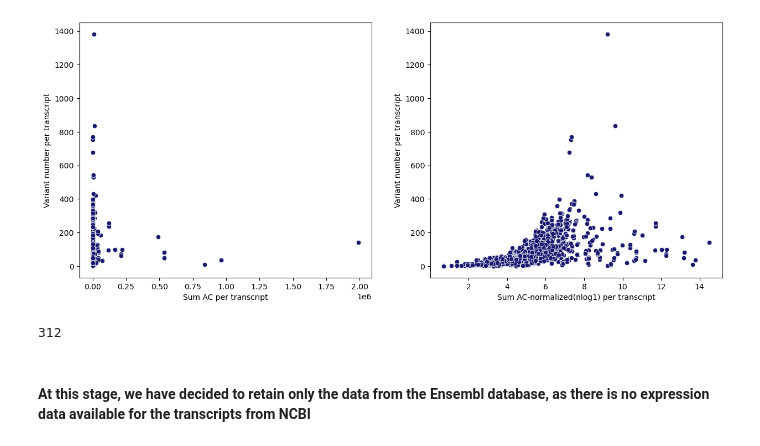
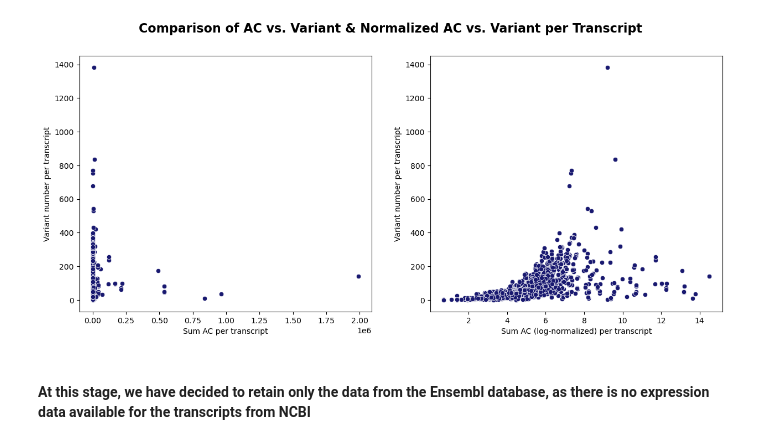
Before and after one commit to nastasia-iv/genvar, a Jupyter notebook: Grishchenko/code/all_chr_genvar_analysis.ipynb, the cells around one changed output. Saved outputs shown, nothing was run; the diff lists cells and outputs as text; code cells hidden in the pictures.

Commit message:
Add comments and plot saving

```diff
--- a/Grishchenko/code/all_chr_genvar_analysis.ipynb
+++ b/Grishchenko/code/all_chr_genvar_analysis.ipynb
@@ -139,32 +166,22 @@ transcripts_df_ac.head()
 # %%
 plt.figure(figsize=(15, 6))
+
 plt.subplot(1, 2, 1)
-sns.scatterplot(
-    x='AC',
-    y='Variant',
-    data=transcripts_df_ac, color = 'midnightblue')
-plt.xlabel(
-    'Sum AC per transcript')
-plt.ylabel(
-    'Variant number per transcript')
+sns.scatterplot(x='AC', y='Variant', data=transcripts_df_ac, color='midnightblue')
+plt.xlabel('Sum AC per transcript')
+plt.ylabel('Variant number per transcript')
 
 plt.subplot(1, 2, 2)
-sns.scatterplot(
-    x='AC',
-    y='Variant',
-    data=transcripts_df_ac_nlog1, color = 'midnightblue')
-plt.xlabel(
-    'Sum AC-normalized(nlog1) per transcript')
-plt.ylabel(
-    'Variant number per transcript');
+sns.scatterplot(x='AC', y='Variant', data=transcripts_df_ac_nlog1, color='midnightblue')
+plt.xlabel('Sum AC (log-normalized) per transcript')
+plt.ylabel('Variant number per transcript')
 
+plt.suptitle('Comparison of AC vs. Variant & Normalized AC vs. Variant per Transcript', fontsize=16, fontweight='bold')
+
+plt.savefig('../data/plots/Comparison_AC_Variant.png', bbox_inches='tight')
 plt.show()
 # %% [output]
-[figure, old version]
+[figure, new version]
-# %%
-transcripts_df_ac['Gene_name'].nunique()
-# %% [output]
-312
 # %% [markdown]
 #### At this stage, we have decided to retain only the data from the Ensembl database, as there is no expression data available for the transcripts from NCBI
 # %%
```
Also changed, not shown: parts of 23 cells of this notebook.
